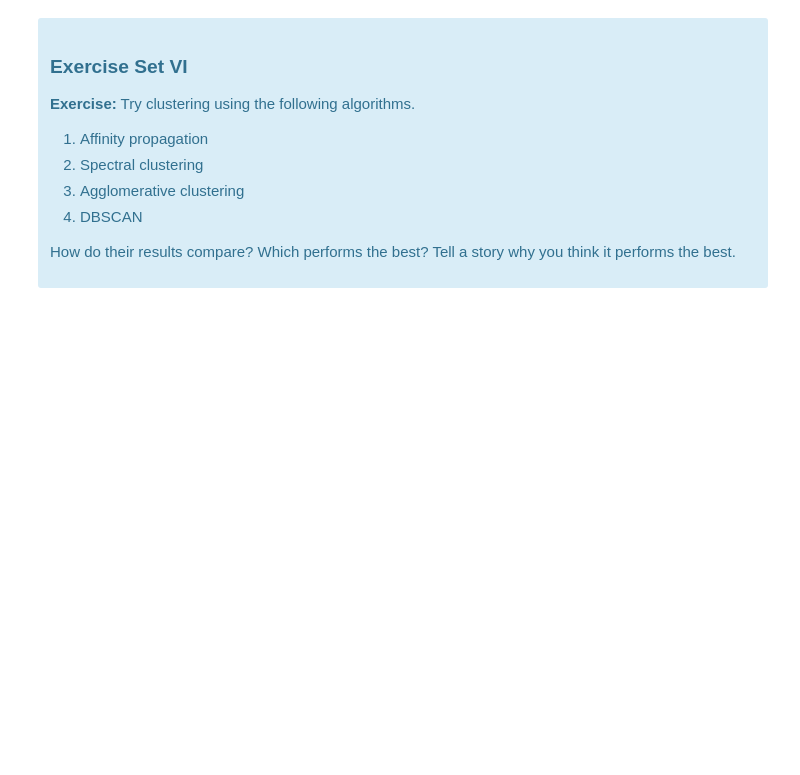
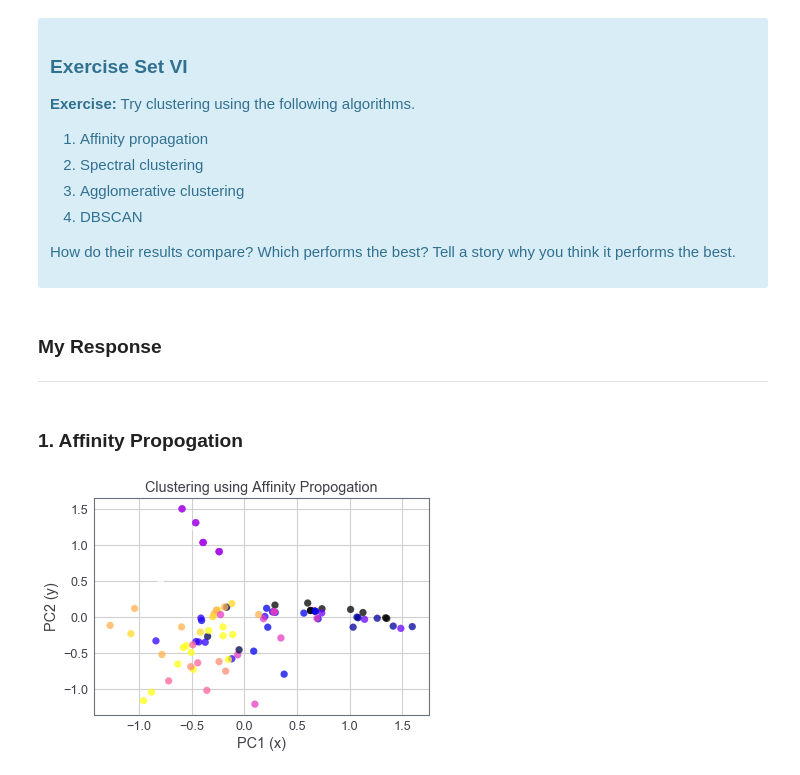
Before and after one commit to jwhoffman/springboard_mini_projects, a Jupyter notebook: Clustering/Mini_Project_Clustering.ipynb, the cells around one changed output. Drawn from its saved outputs; the diff is of its cells as text; code cells hidden in the pictures; blank space fills up the shorter version.

Commit message:
Customer Segmentation using Clustering - Complete

```diff
--- a/Clustering/Mini_Project_Clustering.ipynb
+++ b/Clustering/Mini_Project_Clustering.ipynb
@@ -655,0 +654,17 @@ Source: http://scikit-learn.org/stable/modules/clustering.html
+# %% [markdown]
+### My Response
+***
+# %% [markdown]
+### 1. Affinity Propogation
+# %%
+from sklearn.cluster import AffinityPropagation
+ap = AffinityPropagation()
+ap_fit = ap.fit_predict(x_cols)
+
+plt.scatter(pc_df.x, pc_df.y, s=50, alpha=0.75, c=ap_fit, cmap='gnuplot2')
+plt.title("Clustering using Affinity Propogation")
+plt.xlabel("PC1 (x)")
+plt.ylabel("PC2 (y)")
+plt.show()
+# %% [output]
+[figure, added]
```
Also changed, not shown: parts of 14 cells of this notebook.
